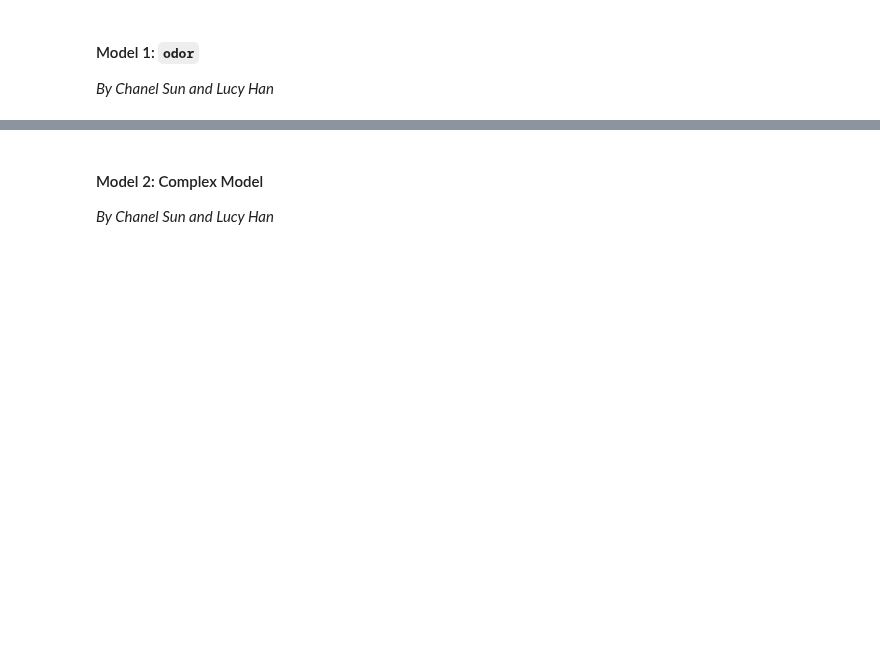
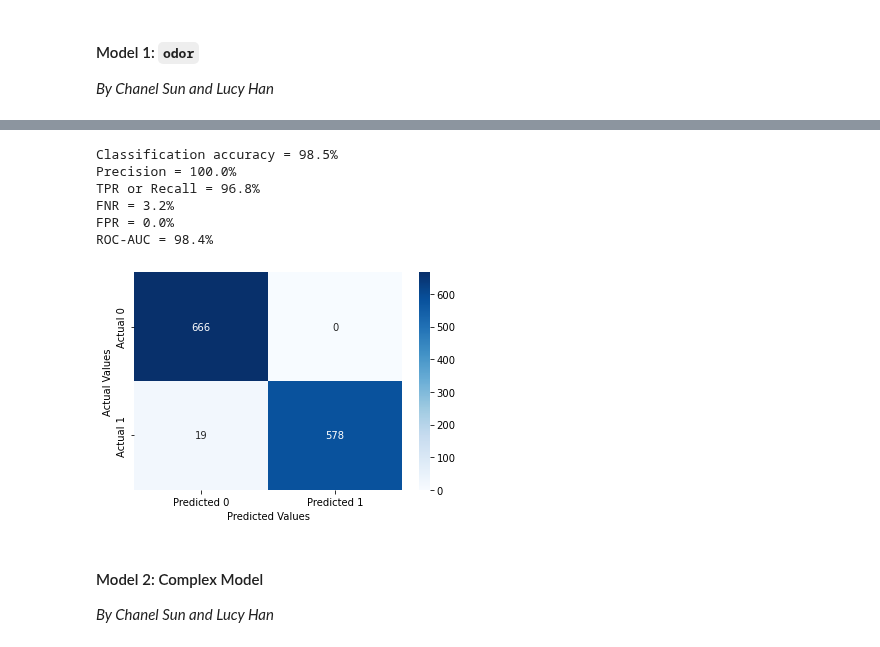
Before and after one commit to jprette/STAT303-2-Final_Project, a Jupyter notebook: Final Deliverables/Project Code Template.ipynb, the cells around one changed output, grey strips where cells are left out. Saved outputs shown, nothing was run; the diff lists cells and outputs as text; code cells hidden in the pictures; blank space fills up the shorter version.

```diff
--- a/Final Deliverables/Project Code Template.ipynb
+++ b/Final Deliverables/Project Code Template.ipynb
@@ -116,3 +170,6 @@ print(test.shape)
+# %%
+# Split the data into training and test sets
+train, test = train_test_split(full_data, test_size=0.15, random_state=100)
 # %% [markdown]
 ### Exploratory data analysis
 *By Chanel Sun and Jackson Bremen*
@@ -206,0 +294,13 @@ confusion_matrix_data(test_1[['odor']], test_1['edibility'], model_1)
+# %%
+# Create a model to predict poisonous using odor
+
+train_1 = train.copy()
+
+# If odor is equal to ALMOND, ANISE, or NONE, set it to 0, else 1
+train_1['odor'] = train_1['odor'].apply(lambda x: 0 if x in ['ALMOND', 'ANISE', 'NONE'] else 1).astype(int)
+
+train_1['poisonous'] = train_1['poisonous'].astype(int)
+
+# Train a linear regression model
+model_1 = smf.logit(formula='poisonous~odor', data=train_1).fit()
+model_1.summary()
@@ -207,3 +325,18 @@ confusion_matrix_data(test_1[['odor']], test_1['edibility'], model_1)
+# %%
+# Print the confusion matrix for test_1
+test_1 = test.copy()
+test_1['odor'] = test_1['odor'].apply(lambda x: 0 if x in ['ALMOND', 'ANISE', 'NONE'] else 1).astype(int)
+test_1['poisonous'] = test_1['poisonous'].astype(int)
+
+confusion_matrix_data(test_1[['odor']], test_1['poisonous'], model_1)
+# %% [output]
+Classification accuracy = 98.5%
+Precision = 100.0%
+TPR or Recall = 96.8%
+FNR = 3.2%
+FPR = 0.0%
+ROC-AUC = 98.4%
+[figure, added]
 # %% [markdown]
 #### Model 2: Complex Model
 *By Chanel Sun and Lucy Han*
```
Also changed, not shown: parts of 32 cells of this notebook, 1 other file.
